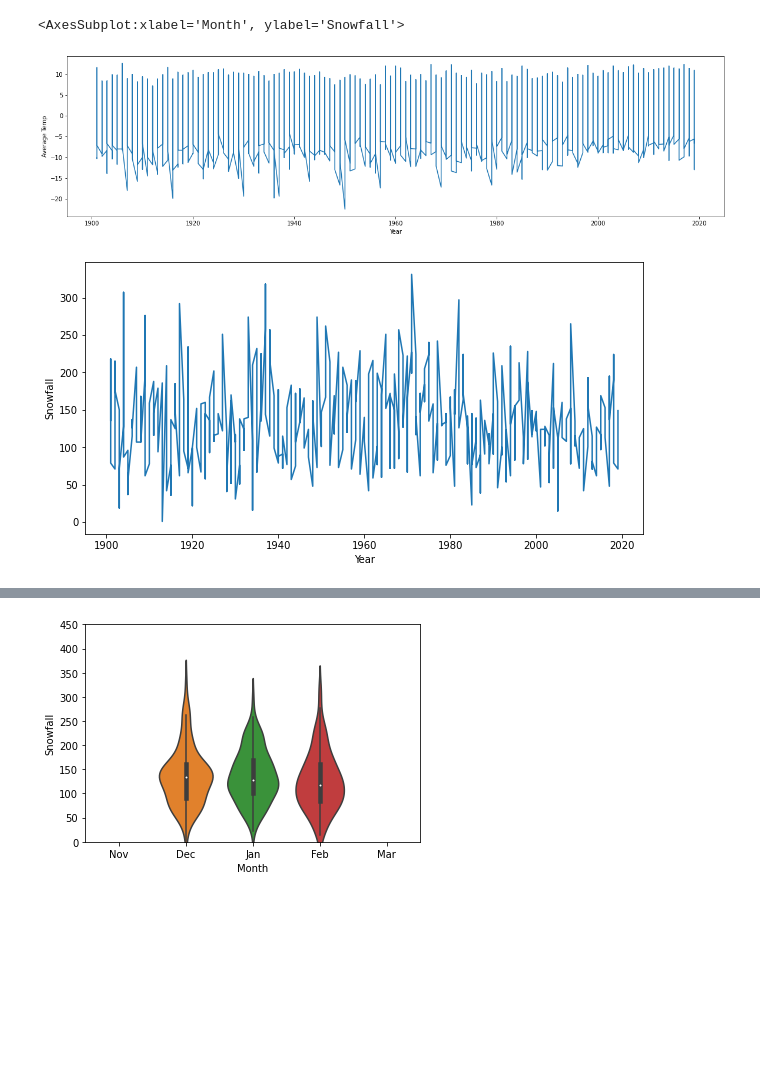
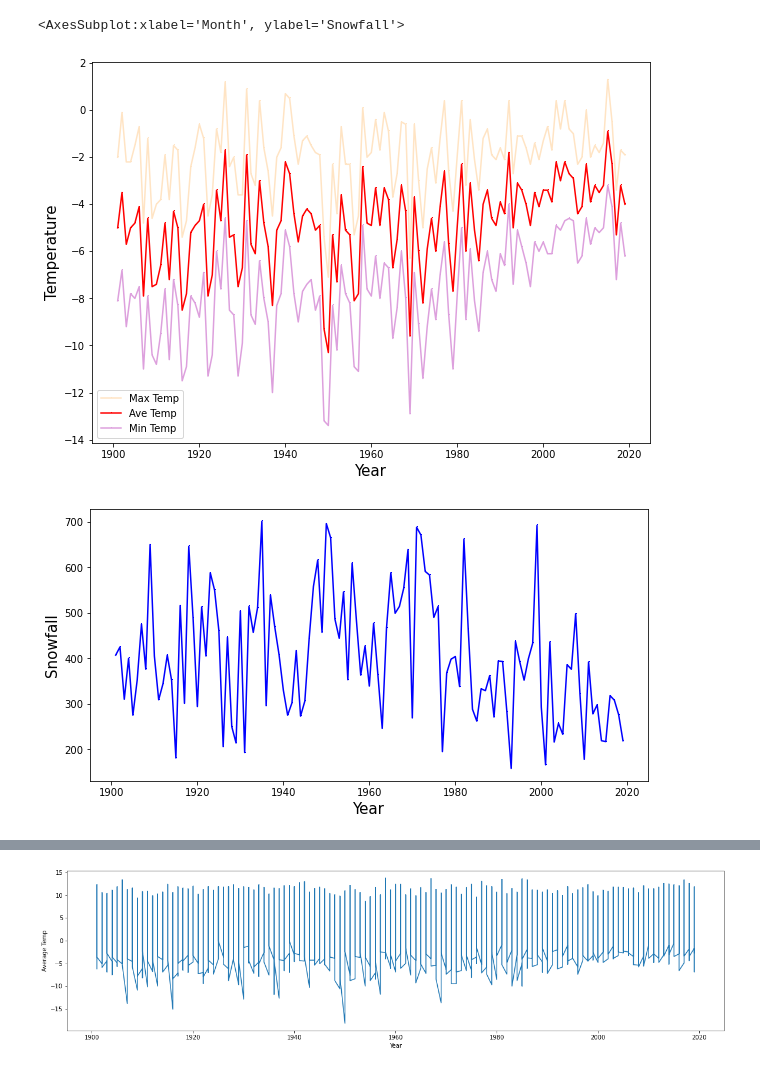
Before and after one commit to data301-2020-winter1/course-project-solo_502, a Jupyter notebook: analysis/scripts/project_function(06.11).ipynb, the cells around one changed output, grey strips where cells are left out. Cells and saved outputs as stored; diff of their text form; code cells hidden in the pictures; blank space fills up the shorter version.

Commit message:
Added a new dataset for Whistler Mountain, the cleaning/processing and the graphics code work for the new dataset as well!

```diff
--- a/analysis/scripts/project_function(06.11).ipynb
+++ b/analysis/scripts/project_function(06.11).ipynb
@@ -129,6 +133,6 @@ load_and_process(r'C:\Users\Len\Documents\GitHub\solo_502\course-project-solo_50
 # %%
-# # Exploratory Data Analysis
-# monthly_data
+# Exploratory Data Analysis
+
 
 # # seems like there is something wrong with the Radiation data (negative radiation). Investigating:
 # monthly_data['Radiation'].value_counts()
@@ -137,35 +141,35 @@ load_and_process(r'C:\Users\Len\Documents\GitHub\solo_502\course-project-solo_50
 # # the majority of values is invalid, hence I'm dropping the column
 
 # monthly_data = monthly_data.drop(columns = 'Radiation')
-# monthly_data
+monthly_data
+seasonal_data
 
+# exploring seasonal data
+seasonal_data.shape
+seasonal_data.head(10)
+seasonal_data.columns
+seasonal_data.describe().apply(lambda s: s.apply(lambda x: format (x, 'f')))
 
-# #exploring seasonal data
-# seasonal_data.shape
-# seasonal_data.head(10)
-# seasonal_data.columns
-# seasonal_data.describe().apply(lambda s: s.apply(lambda x: format (x, 'f')))
+# Let's investigate how some variables change over time as well as possible correlations
 
-# # Let's investigate how some variables change over time as well as possible correlations
+# Average termperatures over time
+plt.figure(figsize = (10,7))
+plt.plot(seasonal_data['Year'], seasonal_data['Max Temp'], linestyle='solid', marker=',', color='bisque')
+plt.plot(seasonal_data['Year'], seasonal_data['Ave Temp'], linestyle='solid', marker=',', color='red')
+plt.plot(seasonal_data['Year'], seasonal_data['Min Temp'], linestyle='solid', marker=',', color='plum')
+plt.xlabel('Year', fontsize = 15)
+plt.ylabel('Temperature', fontsize = 15)
+plt.legend(['Max Temp', 'Ave Temp', 'Min Temp'])
 
-# # Average termperatures over time
-# plt.figure(figsize = (10,7))
-# plt.plot(seasonal_data['Year'], seasonal_data['Max Temp'], linestyle='solid', marker=',', color='bisque')
-# plt.plot(seasonal_data['Year'], seasonal_data['Ave Temp'], linestyle='solid', marker=',', color='red')
-# plt.plot(seasonal_data['Year'], seasonal_data['Min Temp'], linestyle='solid', marker=',', color='plum')
-# plt.xlabel('Year', fontsize = 15)
-# plt.ylabel('Temperature', fontsize = 15)
-# plt.legend(['Max Temp', 'Ave Temp', 'Min Temp'])
-
-# # Snowfall over time
-# plt.figure(figsize = (10,5))
-# plt.plot(seasonal_data['Year'], seasonal_data['Snowfall'], linestyle='solid', marker=',', color='blue')
-# plt.xlabel('Year', fontsize = 15)
-# plt.ylabel('Snowfall', fontsize = 15)
+# Snowfall over time
+plt.figure(figsize = (10,5))
+plt.plot(seasonal_data['Year'], seasonal_data['Snowfall'], linestyle='solid', marker=',', color='blue')
+plt.xlabel('Year', fontsize = 15)
+plt.ylabel('Snowfall', fontsize = 15)
 
 # Correlation
-# selected_df_winter = seasonal_data.loc[:,['Ave Temp', 'Snowfall', 'Relative Humidity', 'DDays < 0°C']]
-# sns.pairplot(selected_df_winter, kind = 'reg', diag_kind='kde', height=3)
+selected_df_winter = seasonal_data.loc[:,['Ave Temp', 'Snowfall', 'Relative Humidity', 'DDays < 0°C']]
+sns.pairplot(selected_df_winter, kind = 'reg', diag_kind='kde', height=3)
 # Just by looking at the graphs, it appears that there is a approximately linear relationship
 # between Temperature and Relative Humidity which seems reasonable.
 # Other correlations are tougher to see at a first glance or simply not existant.
@@ -179,8 +183,8 @@ plt.ylabel('Average Temp')
 # very inconclusive, the internal variation with the monthly scale seems overwhelming.
 # I will definitely need to smooth some lines to find general trends
 
-# winter_months = ['Nov', 'Dec', 'Jan', 'Feb', 'Mar']
-winter_months = ['Dec', 'Jan', 'Feb']
+winter_months = ['Nov', 'Dec', 'Jan', 'Feb', 'Mar']
+# winter_months = ['Dec', 'Jan', 'Feb']
 
 # Snowfall in single winter months
 plt.figure(figsize = (10,5))
@@ -190,32 +194,32 @@ plt.xlabel('Year')
 plt.ylabel('Snowfall')
 
 #Change in Snowfall depending on the month
 selected_df_winter_months = monthly_data_winter.loc[:,['Month','Ave Temp', 'Snowfall', 'Relative Humidity', 'DDays < 0°C']]
 sns.pairplot(selected_df_winter_months, kind = 'scatter', diag_kind='kde', height=3)
 
 
 
 #Degree-days below freezing
 plt.figure()
 plt.plot('Year','DDays < 0°C',data = monthly_data_winter)
 plt.xlabel('Year')
 plt.ylabel('DDays < 0°C')
 
 #Eplore what amounts of snowfall we're dealing with per month
 snow_per_month = sns.violinplot(x=monthly_data_winter['Month'], y=monthly_data_winter['Snowfall'], order = ('Nov','Dec','Jan','Feb','Mar'))
 snow_per_month.set_ylim([0,450])
 snow_per_month
 
 
 
 
 # Looking at it through a correlation matrix
 
 # corr = monthly_data_winter.corr()
 # fig, ax = plt.subplots(figsize = (20,20))
 # sns.heatmap(corr, xticklabels = corr.columns, yticklabels = corr.columns,
 #             annot = True, cmap = sns.diverging_palette(220, 20, as_cmap=True))
 # %% [output]
 <AxesSubplot:xlabel='Month', ylabel='Snowfall'>
-[figure, old version]
+[figure, new version]
-[figure, old version]
+[figure, new version]
@@ -223 +227 @@ snow_per_month
-[figure, old version]
+[figure, new version]
```
Also changed, not shown: parts of 3 cells of this notebook, 6 other files.
